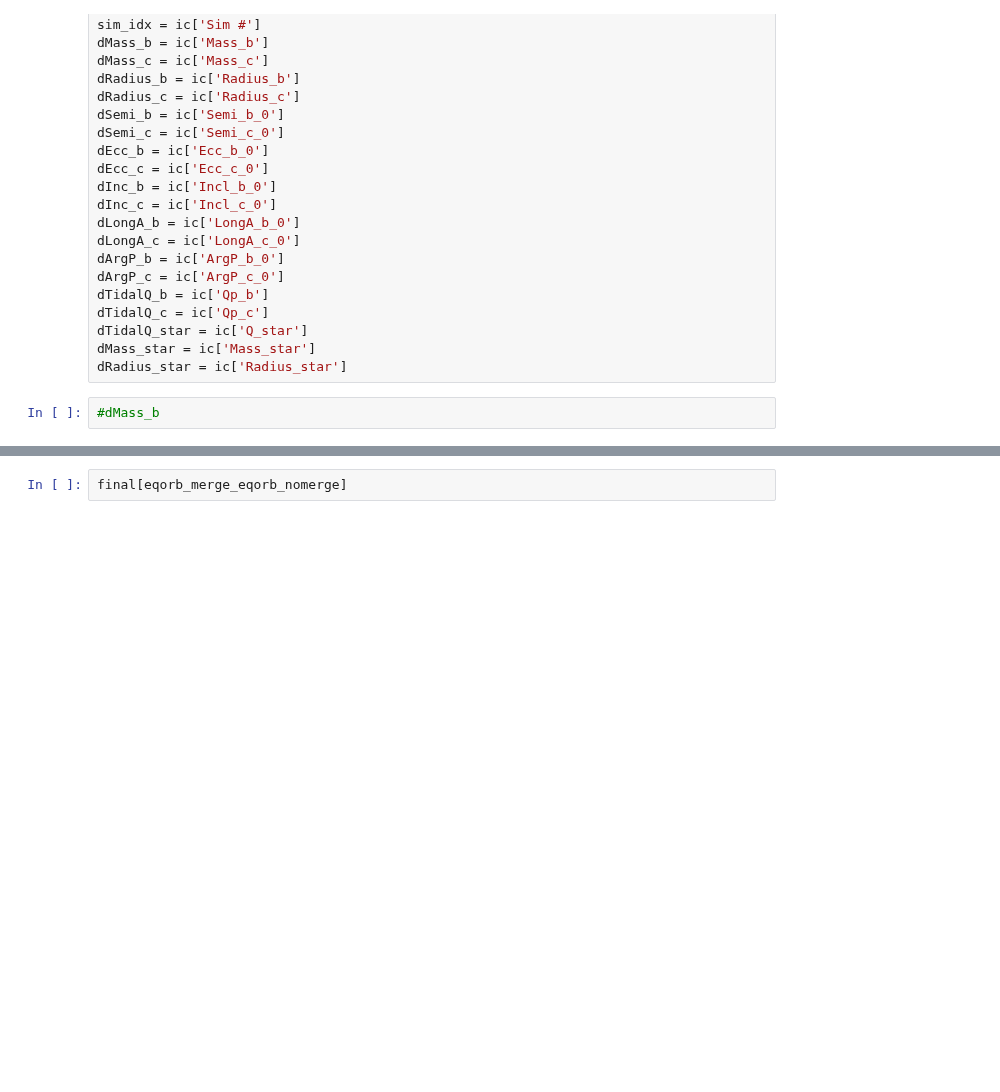
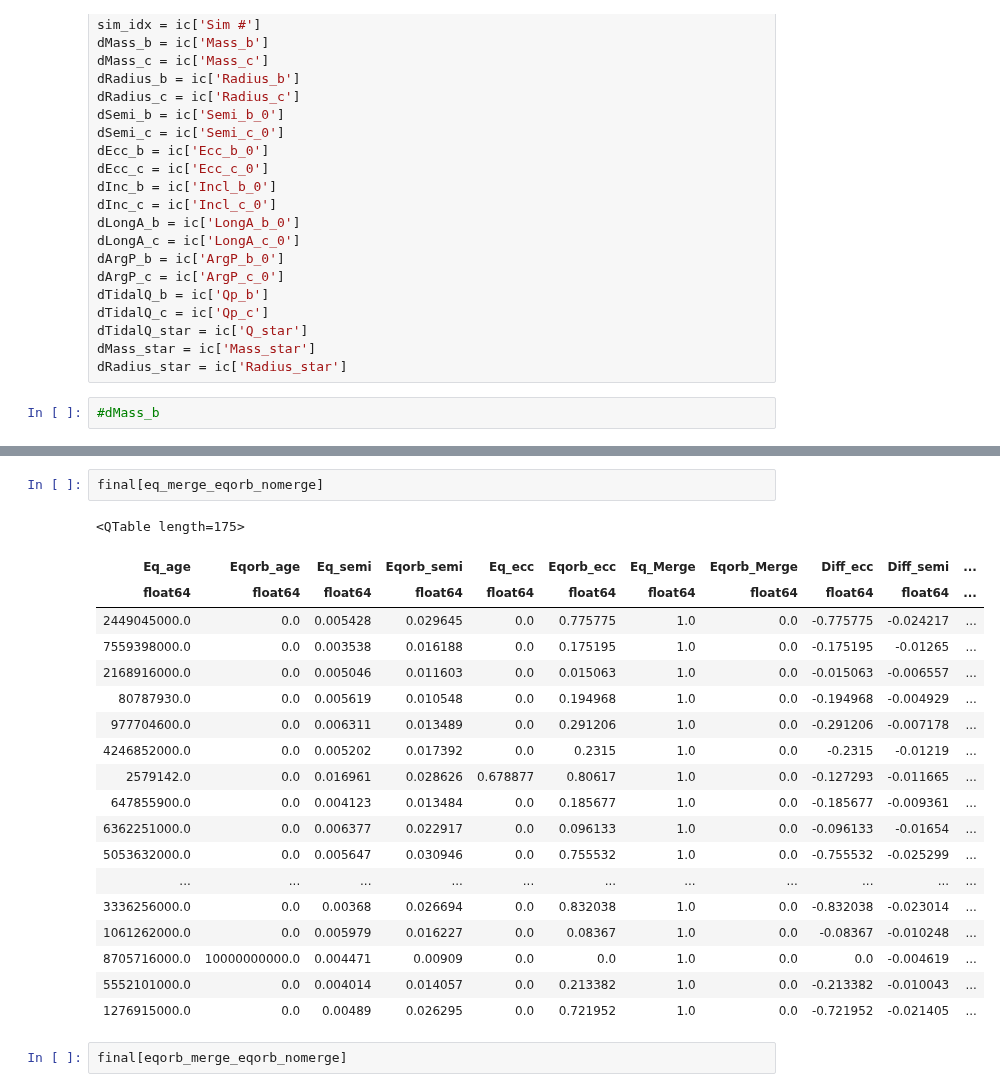
Before and after one commit to dm1681/Merging_Perts, a Jupyter notebook: Research/Merging_Perts/finished_runs.ipynb, the cells around one changed output, grey strips where cells are left out. Saved outputs shown, nothing was run; the diff lists cells and outputs as text; blank space fills up the shorter version.

```diff
--- a/Research/Merging_Perts/finished_runs.ipynb
+++ b/Research/Merging_Perts/finished_runs.ipynb
@@ -268,3 +269,25 @@ ax[1].legend(loc=0)
+# %%
+final[eq_merge_eqorb_nomerge]
+# %% [output]
+<QTable length=175>
+| Eq_age | Eqorb_age | Eq_semi | Eqorb_semi | Eq_ecc | Eqorb_ecc | Eq_Merge | Eqorb_Merge | Diff_ecc | Diff_semi | ... |
+| float64 | float64 | float64 | float64 | float64 | float64 | float64 | float64 | float64 | float64 | ... |
+| 2449045000.0 | 0.0 | 0.005428 | 0.029645 | 0.0 | 0.775775 | 1.0 | 0.0 | -0.775775 | -0.024217 | ... |
+| 7559398000.0 | 0.0 | 0.003538 | 0.016188 | 0.0 | 0.175195 | 1.0 | 0.0 | -0.175195 | -0.01265 | ... |
+| 2168916000.0 | 0.0 | 0.005046 | 0.011603 | 0.0 | 0.015063 | 1.0 | 0.0 | -0.015063 | -0.006557 | ... |
+| 80787930.0 | 0.0 | 0.005619 | 0.010548 | 0.0 | 0.194968 | 1.0 | 0.0 | -0.194968 | -0.004929 | ... |
+| 977704600.0 | 0.0 | 0.006311 | 0.013489 | 0.0 | 0.291206 | 1.0 | 0.0 | -0.291206 | -0.007178 | ... |
+| 4246852000.0 | 0.0 | 0.005202 | 0.017392 | 0.0 | 0.2315 | 1.0 | 0.0 | -0.2315 | -0.01219 | ... |
+| 2579142.0 | 0.0 | 0.016961 | 0.028626 | 0.678877 | 0.80617 | 1.0 | 0.0 | -0.127293 | -0.011665 | ... |
+| 647855900.0 | 0.0 | 0.004123 | 0.013484 | 0.0 | 0.185677 | 1.0 | 0.0 | -0.185677 | -0.009361 | ... |
+| 6362251000.0 | 0.0 | 0.006377 | 0.022917 | 0.0 | 0.096133 | 1.0 | 0.0 | -0.096133 | -0.01654 | ... |
+| 5053632000.0 | 0.0 | 0.005647 | 0.030946 | 0.0 | 0.755532 | 1.0 | 0.0 | -0.755532 | -0.025299 | ... |
+| ... | ... | ... | ... | ... | ... | ... | ... | ... | ... | ... |
+| 3336256000.0 | 0.0 | 0.00368 | 0.026694 | 0.0 | 0.832038 | 1.0 | 0.0 | -0.832038 | -0.023014 | ... |
+| 1061262000.0 | 0.0 | 0.005979 | 0.016227 | 0.0 | 0.08367 | 1.0 | 0.0 | -0.08367 | -0.010248 | ... |
+| 8705716000.0 | 10000000000.0 | 0.004471 | 0.00909 | 0.0 | 0.0 | 1.0 | 0.0 | 0.0 | -0.004619 | ... |
+| 5552101000.0 | 0.0 | 0.004014 | 0.014057 | 0.0 | 0.213382 | 1.0 | 0.0 | -0.213382 | -0.010043 | ... |
+| 1276915000.0 | 0.0 | 0.00489 | 0.026295 | 0.0 | 0.721952 | 1.0 | 0.0 | -0.721952 | -0.021405 | ... |
 # %%
 final[eqorb_merge_eqorb_nomerge]
 # %% [output]
```
Also changed, not shown: parts of 4 cells of this notebook, 4 other files.
